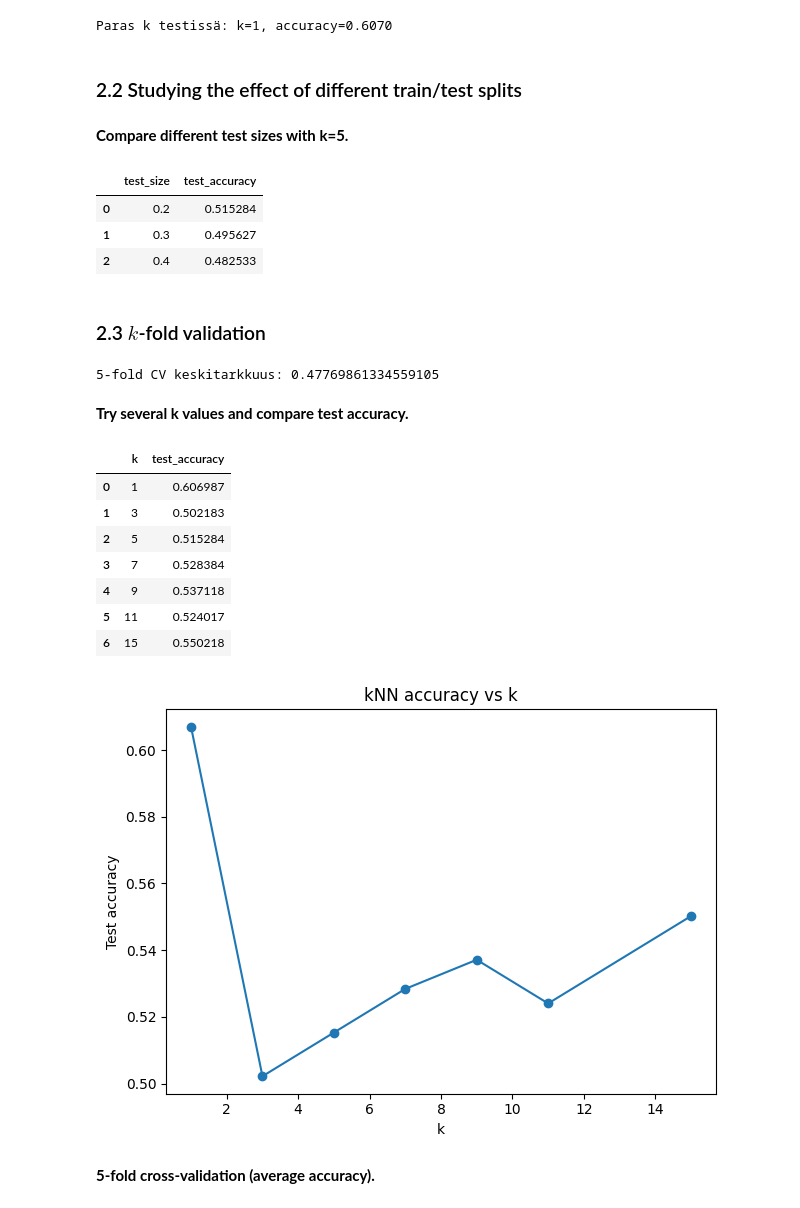
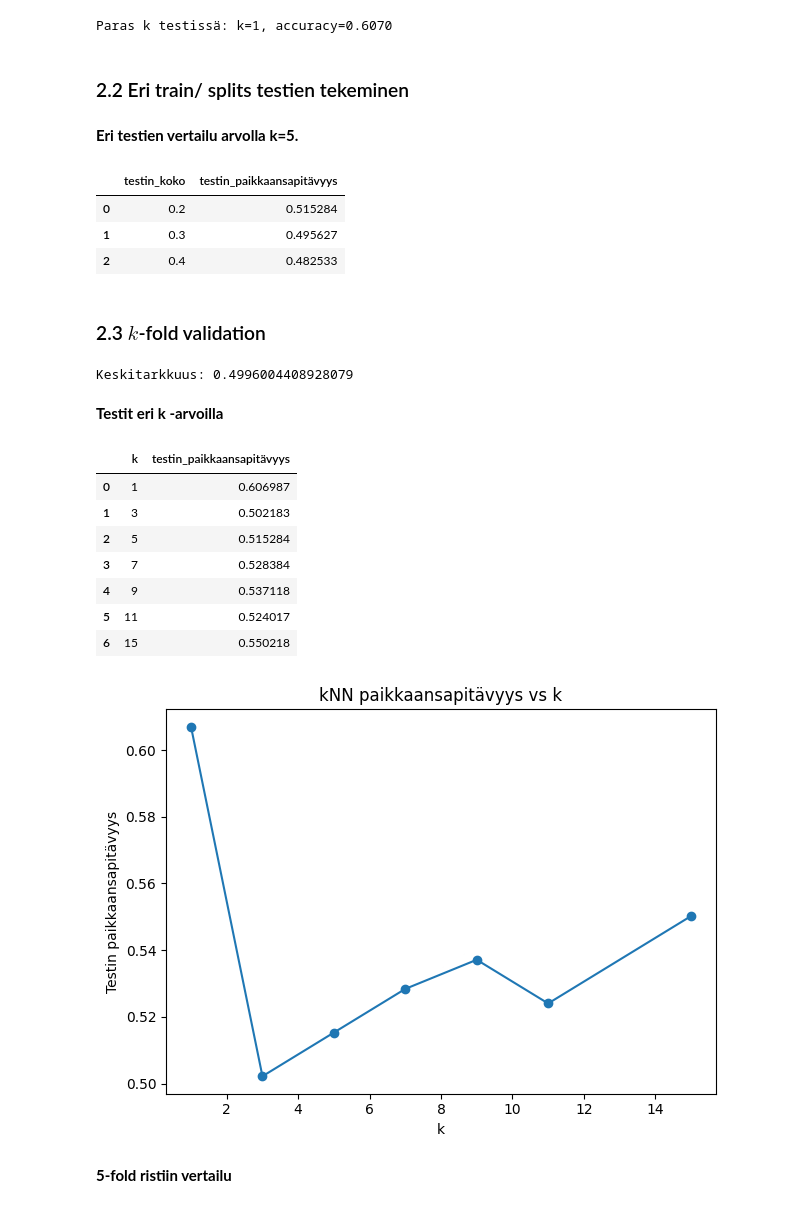
Before and after one commit to Anniinama/developMENTAL, a Jupyter notebook: Latest_Lets_Try_to_do_this_mf_assigment.ipynb, the cells around one changed output. Drawn from its saved outputs; the diff is of its cells as text; code cells hidden in the pictures.

```diff
--- a/Latest_Lets_Try_to_do_this_mf_assigment.ipynb
+++ b/Latest_Lets_Try_to_do_this_mf_assigment.ipynb
@@ -143,18 +148,13 @@ print(f"Paras k testissä: k={best_k}, accuracy={best_acc:.4f}")
 [figure]
 Paras k testissä: k=1, accuracy=0.6070
 # %% [markdown]
-### 2.2 Studying the effect of different train/test splits
+### 2.2 Eri train/ splits testien tekeminen
 # %% [markdown]
-**Compare different test sizes with k=5.**
+**Eri testien vertailu arvolla k=5.**
 # %%
-from sklearn.model_selection import train_test_split
-from sklearn.neighbors import KNeighborsClassifier
-from sklearn.metrics import accuracy_score
-import pandas as pd
-
 rows = []
 
-#Verrataan 20%, 30% ja 40% testiosuutta
+#Verrataan 20%, 30% ja 40%
 for s in [0.2, 0.3, 0.4]:
     X_tr, X_te, y_tr, y_te = train_test_split(X, y, test_size=s, random_state=42)
     m = KNeighborsClassifier(n_neighbors=5)
@@ -162,10 +162,10 @@ for s in [0.2, 0.3, 0.4]:
     pred = m.predict(X_te)
     rows.append([s, accuracy_score(y_te, pred)])
 
-df_splits = pd.DataFrame(rows, columns=['test_size','test_accuracy'])
-df_splits.sort_values('test_size')
+df_splits = pd.DataFrame(rows, columns=['testin_koko','testin_paikkaansapitävyys'])
+df_splits.sort_values('testin_koko')
 # %% [output]
-|  | test_size | test_accuracy |
+|  | testin_koko | testin_paikkaansapitävyys |
 | 0 | 0.2 | 0.515284 |
 | 1 | 0.3 | 0.495627 |
 | 2 | 0.4 | 0.482533 |
@@ -176,28 +176,35 @@ from sklearn.model_selection import KFold
 from sklearn.neighbors import KNeighborsClassifier
 from sklearn.metrics import accuracy_score
 
-kf = KFold(n_splits=5, shuffle=True, random_state=42)
-scores = []
+n_splits= 6
+k=5
+kf= KFold(n_splits= n_splits, shuffle=True)
+summa=0
 
-for tr_idx, te_idx in kf.split(X):
-    X_tr, X_te = X.iloc[tr_idx], X.iloc[te_idx]
-    y_tr, y_te = y.iloc[tr_idx], y.iloc[te_idx]
+for train_idx, test_idx in kf.split(X):
+    x_train = X.iloc[train_idx, :]
+    x_test = X.iloc[test_idx, :]
 
-    model = KNeighborsClassifier(n_neighbors=5)
-    model.fit(X_tr, y_tr)
-    preds = model.predict(X_te)
-    scores.append(accuracy_score(y_te, preds))
+    y_train = y.iloc[train_idx] #
+    y_test = y.iloc[test_idx]
 
-cv_mean = sum(scores) / len(scores)
-print("5-fold CV keskitarkkuus:", cv_mean)
+    knn=KNeighborsClassifier(k)
+    knn.fit(x_train, y_train)
+
+    y_pred_test = knn.predict(x_test)
+
+    summa += accuracy_score(y_pred_test, y_test)
+
+cv_mean = summa / n_splits
+print("Keskitarkkuus:", cv_mean)
 # %% [output]
-5-fold CV keskitarkkuus: 0.47769861334559105
+Keskitarkkuus: 0.4996004408928079
 # %% [markdown]
-**Try several k values and compare test accuracy.**
+**Testit eri k -arvoilla**
 # %%
-import pandas as pd
-from sklearn.neighbors import KNeighborsClassifier
-from sklearn.metrics import accuracy_score
+from sklearn.model_selection import train_test_split
+X_train, X_test, y_train, y_test = train_test_split(X, y, test_size=0.2, random_state=42)
+
 
 k_values = [1,3,5,7,9,11,15]
 rows = []
@@ -207,10 +214,10 @@ for k in k_values:
     pred = m.predict(X_test)
     rows.append([k, accuracy_score(y_test, pred)])
 
-df_k = pd.DataFrame(rows, columns=['k','test_accuracy'])
+df_k = pd.DataFrame(rows, columns=['k','testin_paikkaansapitävyys'])
 df_k.sort_values('k')
 # %% [output]
-|  | k | test_accuracy |
+|  | k | testin_paikkaansapitävyys |
 | 0 | 1 | 0.606987 |
 | 1 | 3 | 0.502183 |
 | 2 | 5 | 0.515284 |
@@ -219,17 +226,16 @@ df_k.sort_values('k')
 | 5 | 11 | 0.524017 |
 | 6 | 15 | 0.550218 |
 # %%
-import matplotlib.pyplot as plt
 
 plt.figure()
-plt.plot(df_k['k'], df_k['test_accuracy'], marker='o')
+plt.plot(df_k['k'], df_k['testin_paikkaansapitävyys'], marker='o')
 plt.xlabel('k')
-plt.ylabel('Test accuracy')
-plt.title('kNN accuracy vs k')
+plt.ylabel('Testin paikkaansapitävyys')
+plt.title('kNN paikkaansapitävyys vs k')
 plt.tight_layout()
 plt.show()
 # %% [output]
-[figure, old version]
+[figure, new version]
 # %% [markdown]
-**5-fold cross-validation (average accuracy).**
+**5-fold ristiin vertailu**
 # %%
```
Also changed, not shown: parts of 16 cells of this notebook.
